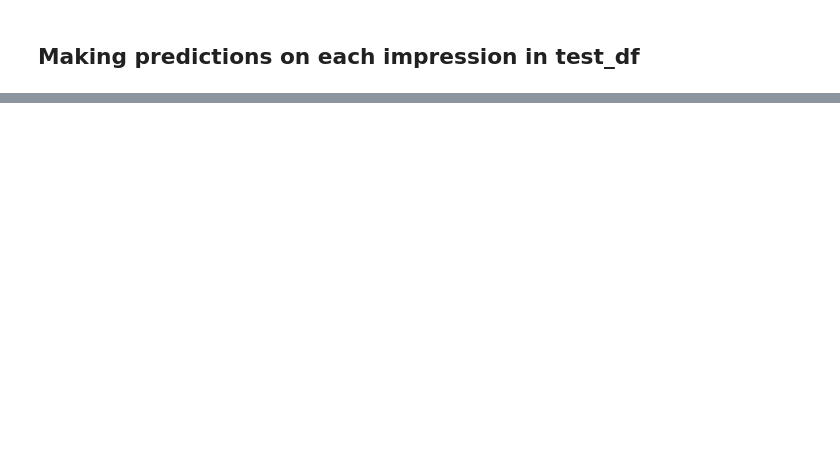
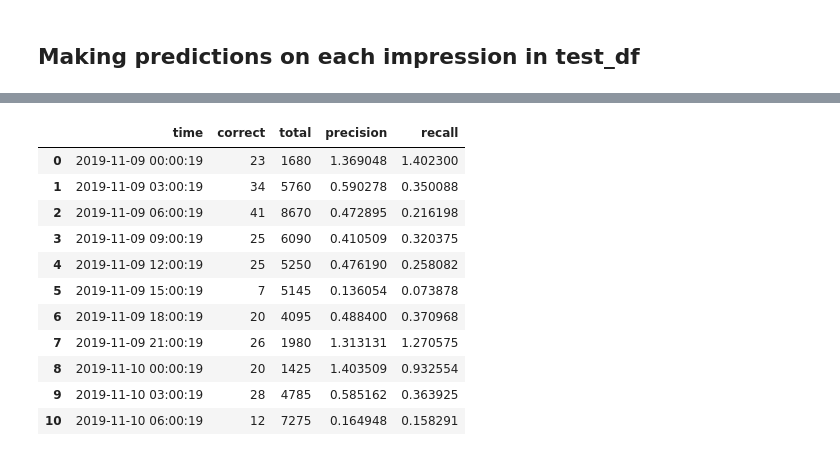
Before and after one commit to GurjotSinghAulakh/Recommender-systems, a Jupyter notebook: contentfilter.ipynb, the cells around one changed output, grey strips where cells are left out. Cells and saved outputs as stored; diff of their text form; code cells hidden in the pictures; blank space fills up the shorter version.

```diff
--- a/contentfilter.ipynb
+++ b/contentfilter.ipynb
@@ -546,0 +464,28 @@ test_df
+# %%
+def recommend_similar_article(history_articles, all_articles, similarity_matrix, article_index_dict, n):
+    # Filter history articles to those with valid indices in the article_index_dict
+    history_indices = [article_index_dict[article] for article in history_articles if article in article_index_dict]
+
+    if not history_indices:
+        return []
+
+    # Vectorized operation to get similarity scores for all articles against all history articles
+    similarity_scores = similarity_matrix[:, history_indices]
+    average_similarities = np.mean(similarity_scores, axis=1)
+
+    # Get valid indices and corresponding articles that are present in both all_articles and article_index_dict
+    valid_indices = [article_index_dict[article] for article in all_articles if article in article_index_dict]
+    valid_articles = [article for article in all_articles if article in article_index_dict]
+
+    # remove history articles
+    # valid_indices = [x for x in valid_indices if x not in history_indices]
+    # valid_articles = [x for x in valid_articles if x not in history_articles]
+
+    # Filtered array of average similarities for valid articles
+    filtered_similarities = average_similarities[valid_indices]
+
+    # Sort valid articles based on filtered average similarity in descending order
+    sorted_indices = np.argsort(-filtered_similarities)
+    top_indices = sorted_indices[:n]
+    top_articles = [valid_articles[i] for i in range(len(top_indices))]
+    return top_articles
@@ -546,0 +576,15 @@ test_df
+# %%
+window_df
+# %% [output]
+|  | time | correct | total | precision | recall |
+| 0 | 2019-11-09 00:00:19 | 23 | 1680 | 1.369048 | 1.402300 |
+| 1 | 2019-11-09 03:00:19 | 34 | 5760 | 0.590278 | 0.350088 |
+| 2 | 2019-11-09 06:00:19 | 41 | 8670 | 0.472895 | 0.216198 |
+| 3 | 2019-11-09 09:00:19 | 25 | 6090 | 0.410509 | 0.320375 |
+| 4 | 2019-11-09 12:00:19 | 25 | 5250 | 0.476190 | 0.258082 |
+| 5 | 2019-11-09 15:00:19 | 7 | 5145 | 0.136054 | 0.073878 |
+| 6 | 2019-11-09 18:00:19 | 20 | 4095 | 0.488400 | 0.370968 |
+| 7 | 2019-11-09 21:00:19 | 26 | 1980 | 1.313131 | 1.270575 |
+| 8 | 2019-11-10 00:00:19 | 20 | 1425 | 1.403509 | 0.932554 |
+| 9 | 2019-11-10 03:00:19 | 28 | 4785 | 0.585162 | 0.363925 |
+| 10 | 2019-11-10 06:00:19 | 12 | 7275 | 0.164948 | 0.158291 |
```
Also changed, not shown: parts of 33 cells of this notebook.
